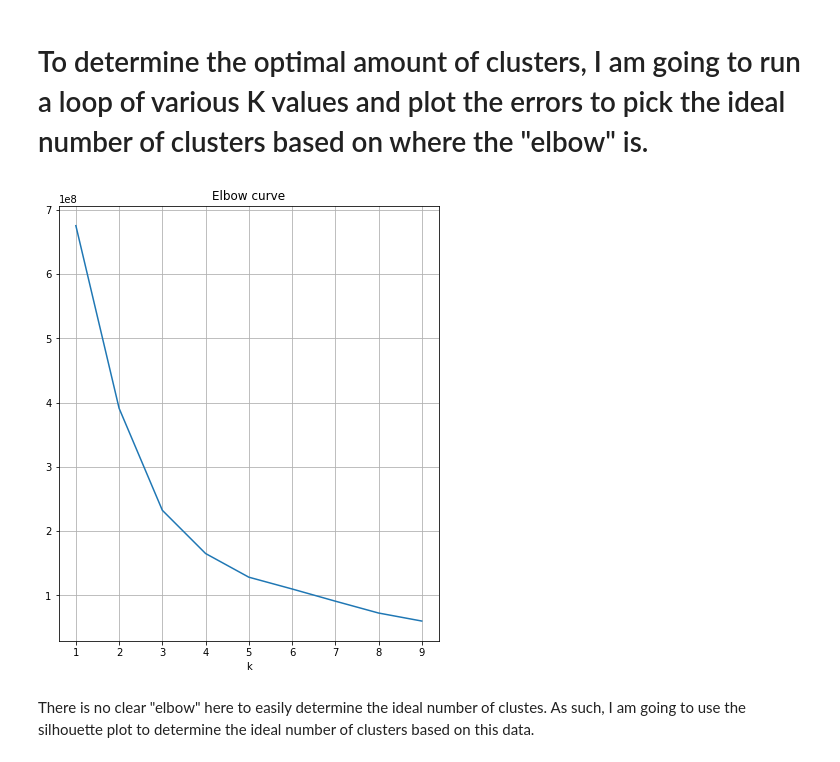
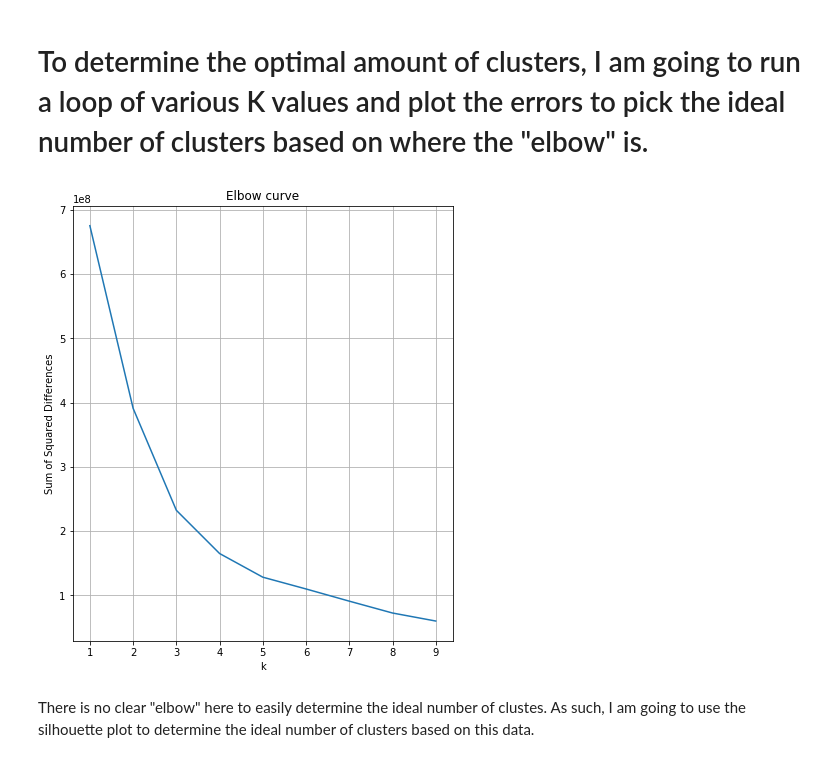
Before and after one commit to hiowatah/Analysis-of-Qiyana-LoL, a Jupyter notebook: API Call/Clusters/Mid Lane Cluster.ipynb, the cells around one changed output. Drawn from its saved outputs; the diff is of its cells as text; code cells hidden in the pictures.

```diff
--- a/API Call/Clusters/Mid Lane Cluster.ipynb
+++ b/API Call/Clusters/Mid Lane Cluster.ipynb
@@ -5,7 +5,7 @@ import matplotlib.pyplot as plt
 from sklearn.cluster import KMeans
 from sklearn import metrics
 # %%
-df = pd.read_csv('Mid_lane.csv')
+df = pd.read_csv('../Mid_lane.csv')
 lane = df.drop(columns = ['Lane', 'Unnamed: 0', 'Summoner', 'Item_0', 'Item_1', 'Item_2', 'Item_3', 'Item_4', 'Item_5', 'Item_6'])
 # %%
 lane.head()
@@ -38,19 +38,20 @@ lane.head()
 # %%
 distorsions = []
 
 for k in range(1,10):
     kmeans = KMeans(n_clusters=k, random_state = 301)
     kmeans.fit(lane)
     distorsions.append(kmeans.inertia_)
 
 # Plot values of SSE
 plt.figure(figsize=(15,8))
 plt.subplot(121, title='Elbow curve')
 plt.xlabel('k')
+plt.ylabel('Sum of Squared Differences')
 plt.plot(range(1, 10), distorsions)
 plt.grid(True)
 # %% [output]
-[figure, old version]
+[figure, new version]
 # %% [markdown]
 There is no clear "elbow" here to easily determine the ideal number of clustes. As such, I am going to use the silhouette plot to determine the ideal number of clusters based on this data.
 # %%
```
Also changed, not shown: parts of 5 cells of this notebook, 3 other files.
